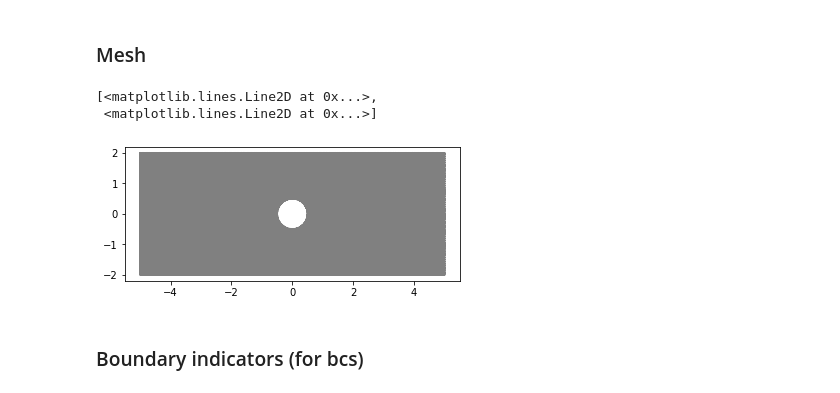
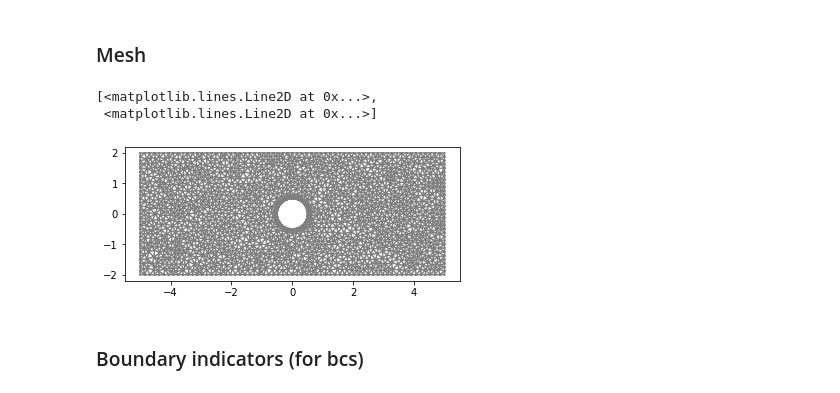
Before and after one commit to yanndaniel0027/MU5MES01-2020, a Jupyter notebook: 00-Intro/0.3-LinearElasticity.ipynb, the cells around one changed output. Saved outputs shown, nothing was run; the diff lists cells and outputs as text; code cells hidden in the pictures.

```diff
--- a/00-Intro/0.3-LinearElasticity.ipynb
+++ b/00-Intro/0.3-LinearElasticity.ipynb
@@ -65,19 +65,22 @@ I use [mshr](https://bitbucket.org/fenics-project/mshr) to make a mesh with an h
 # %%
 xmin, xmax = -5., 5.
 ymin, ymax = -2., 2.
 radius = 0.5
-p0 = fenics.Point(xmin, ymin)
-p1 = fenics.Point(xmax, ymax)
-c = fenics.Point(0.,0.)
+n = 40
+p0 = dolfin.Point(xmin, ymin)
+p1 = dolfin.Point(xmax, ymax)
+c = dolfin.Point(0.,0.)
 square = mshr.Rectangle(p0,p1)
-hole = mshr.Circle(c,radius)
+hole = mshr.Circle(c,radius,2*n)
 geom = square - hole
-mesh = mshr.generate_mesh(geom,150)
-fenics.plot(mesh)
+mesh = mshr.generate_mesh(geom,n)
+left = dolfin.CompiledSubDomain("near(x[0], xmin, tol) && on_boundary",xmin=xmin,tol=1e-8)
+right = dolfin.CompiledSubDomain("near(x[0], xmax, tol) && on_boundary",xmax=xmax,tol=1e-8)
+dolfin.plot(mesh)
 # %% [output]
 [<matplotlib.lines.Line2D at 0x...>,
  <matplotlib.lines.Line2D at 0x...>]
-[figure, old version]
+[figure, new version]
 # %% [markdown]
 ### Boundary indicators (for bcs)
 # %%
```
Also changed, not shown: parts of 12 cells of this notebook, 10 other files.
